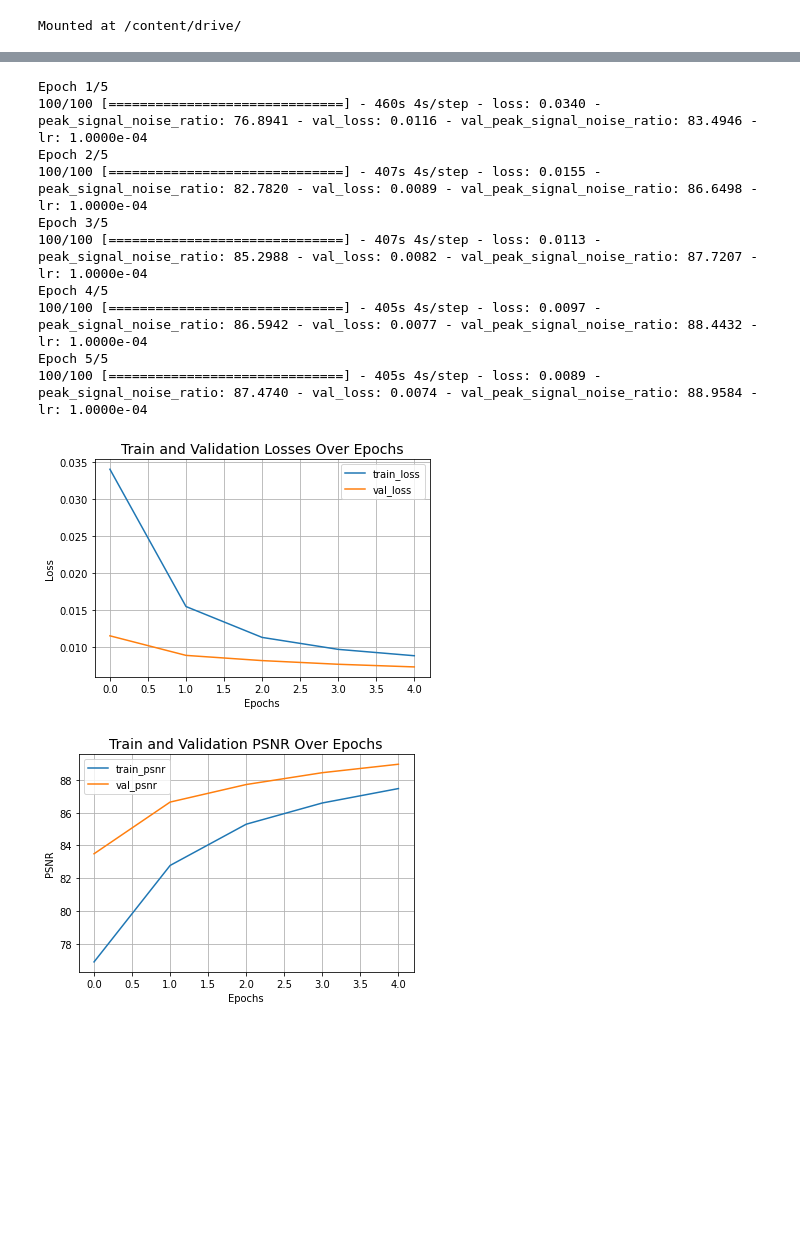
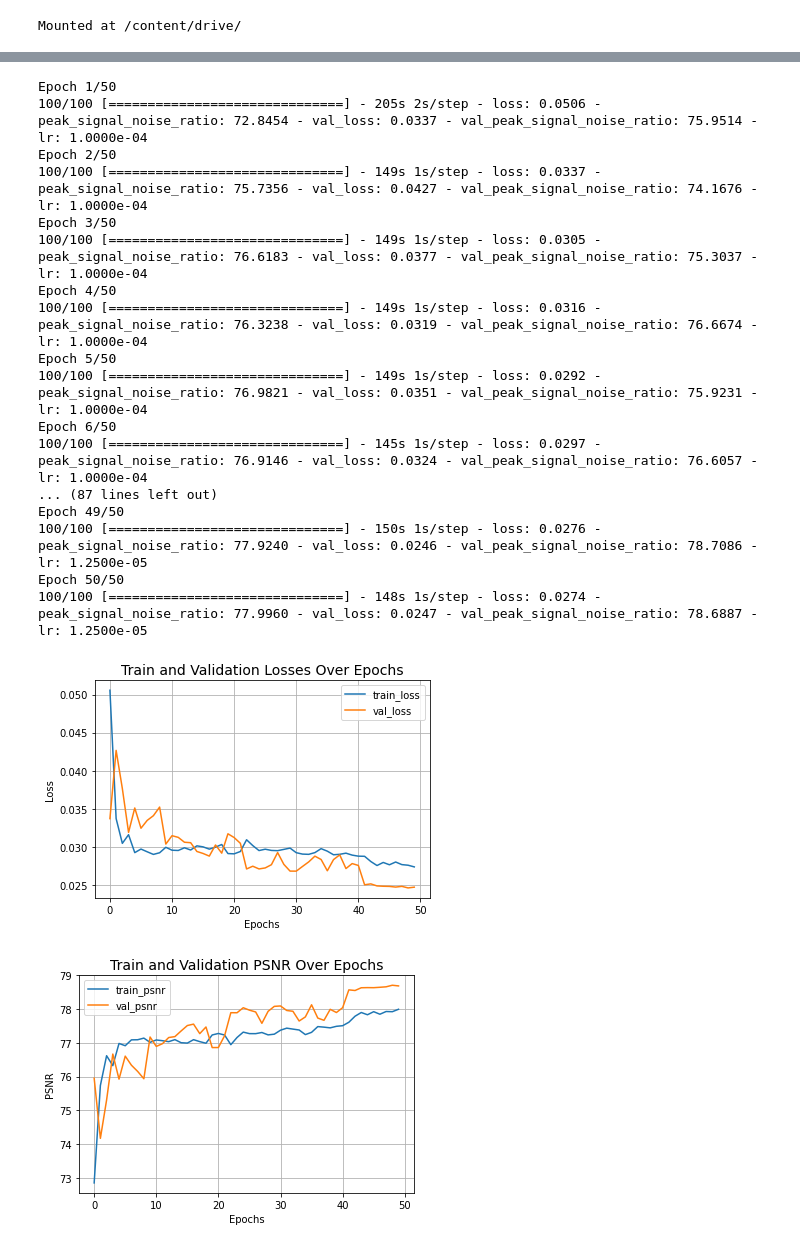
Before and after one commit to nan-hk/-motion-artifacts, a Jupyter notebook: Image_Enhancement_WIth_MIRNet.ipynb, the cells around one changed output, grey strips where cells are left out. Drawn from its saved outputs; the diff is of its cells as text; code cells hidden in the pictures; blank space fills up the shorter version.

```diff
--- a/Image_Enhancement_WIth_MIRNet.ipynb
+++ b/Image_Enhancement_WIth_MIRNet.ipynb
@@ -329,50 +337,57 @@ model.compile(
 history = model.fit(
     train_dataset,
     validation_data=val_dataset,
-    epochs=5,
+    epochs=50,
     callbacks=[
         keras.callbacks.ReduceLROnPlateau(
             monitor="val_peak_signal_noise_ratio",
             factor=0.5,
             patience=5,
             verbose=1,
             min_delta=1e-7,
             mode="max",
         )
     ],
 )
 
 plt.plot(history.history["loss"], label="train_loss")
 plt.plot(history.history["val_loss"], label="val_loss")
 plt.xlabel("Epochs")
 plt.ylabel("Loss")
 plt.title("Train and Validation Losses Over Epochs", fontsize=14)
 plt.legend()
 plt.grid()
 plt.show()
 
 
 plt.plot(history.history["peak_signal_noise_ratio"], label="train_psnr")
 plt.plot(history.history["val_peak_signal_noise_ratio"], label="val_psnr")
 plt.xlabel("Epochs")
 plt.ylabel("PSNR")
 plt.title("Train and Validation PSNR Over Epochs", fontsize=14)
 plt.legend()
 plt.grid()
 plt.show()
 # %% [output]
-Epoch 1/5
-100/100 [==============================] - 460s 4s/step - loss: 0.0340 - peak_signal_noise_ratio: 76.8941 - val_loss: 0.0116 - val_peak_signal_noise_ratio: 83.4946 - lr: 1.0000e-04
-Epoch 2/5
-100/100 [==============================] - 407s 4s/step - loss: 0.0155 - peak_signal_noise_ratio: 82.7820 - val_loss: 0.0089 - val_peak_signal_noise_ratio: 86.6498 - lr: 1.0000e-04
-Epoch 3/5
-100/100 [==============================] - 407s 4s/step - loss: 0.0113 - peak_signal_noise_ratio: 85.2988 - val_loss: 0.0082 - val_peak_signal_noise_ratio: 87.7207 - lr: 1.0000e-04
-Epoch 4/5
-100/100 [==============================] - 405s 4s/step - loss: 0.0097 - peak_signal_noise_ratio: 86.5942 - val_loss: 0.0077 - val_peak_signal_noise_ratio: 88.4432 - lr: 1.0000e-04
-Epoch 5/5
-100/100 [==============================] - 405s 4s/step - loss: 0.0089 - peak_signal_noise_ratio: 87.4740 - val_loss: 0.0074 - val_peak_signal_noise_ratio: 88.9584 - lr: 1.0000e-04
+Epoch 1/50
+100/100 [==============================] - 205s 2s/step - loss: 0.0506 - peak_signal_noise_ratio: 72.8454 - val_loss: 0.0337 - val_peak_signal_noise_ratio: 75.9514 - lr: 1.0000e-04
+Epoch 2/50
+100/100 [==============================] - 149s 1s/step - loss: 0.0337 - peak_signal_noise_ratio: 75.7356 - val_loss: 0.0427 - val_peak_signal_noise_ratio: 74.1676 - lr: 1.0000e-04
+Epoch 3/50
+100/100 [==============================] - 149s 1s/step - loss: 0.0305 - peak_signal_noise_ratio: 76.6183 - val_loss: 0.0377 - val_peak_signal_noise_ratio: 75.3037 - lr: 1.0000e-04
+Epoch 4/50
+100/100 [==============================] - 149s 1s/step - loss: 0.0316 - peak_signal_noise_ratio: 76.3238 - val_loss: 0.0319 - val_peak_signal_noise_ratio: 76.6674 - lr: 1.0000e-04
+Epoch 5/50
+100/100 [==============================] - 149s 1s/step - loss: 0.0292 - peak_signal_noise_ratio: 76.9821 - val_loss: 0.0351 - val_peak_signal_noise_ratio: 75.9231 - lr: 1.0000e-04
+Epoch 6/50
+100/100 [==============================] - 145s 1s/step - loss: 0.0297 - peak_signal_noise_ratio: 76.9146 - val_loss: 0.0324 - val_peak_signal_noise_ratio: 76.6057 - lr: 1.0000e-04
+... (87 lines left out)
+Epoch 49/50
+100/100 [==============================] - 150s 1s/step - loss: 0.0276 - peak_signal_noise_ratio: 77.9240 - val_loss: 0.0246 - val_peak_signal_noise_ratio: 78.7086 - lr: 1.2500e-05
+Epoch 50/50
+100/100 [==============================] - 148s 1s/step - loss: 0.0274 - peak_signal_noise_ratio: 77.9960 - val_loss: 0.0247 - val_peak_signal_noise_ratio: 78.6887 - lr: 1.2500e-05
-[figure, old version]
+[figure, new version]
-[figure, old version]
+[figure, new version]
 # %%
 import cv2
 def plot_results(images, titles, figure_size=(12, 12)):
```
Also changed, not shown: parts of 7 cells of this notebook.
